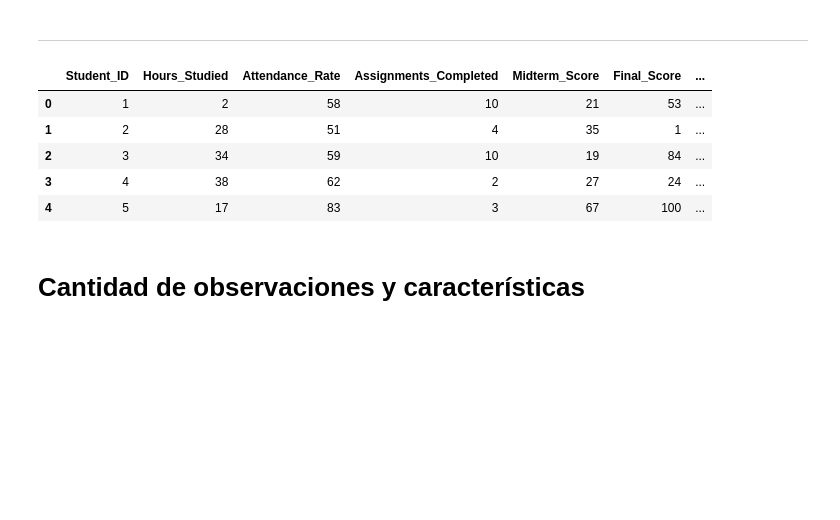
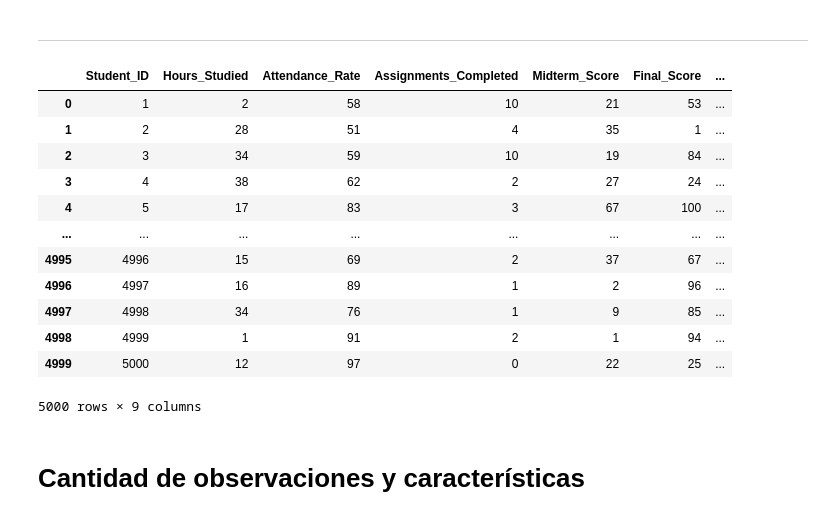
Before and after one commit to kotonitro/Inteligencia_Artificial_UBB, a Jupyter notebook: 620454_Base_Evaluacion_1_AnalisisExploratorio.ipynb, the cells around one changed output. Cells and saved outputs as stored; diff of their text form; code cells hidden in the pictures; blank space fills up the shorter version.

```diff
--- a/620454_Base_Evaluacion_1_AnalisisExploratorio.ipynb
+++ b/620454_Base_Evaluacion_1_AnalisisExploratorio.ipynb
@@ -100,14 +100,21 @@ import seaborn as sns
 
 ---
 # %%
-data = pd.read_csv("student_performance.csv")
-data.head()
+data_frame = pd.read_csv("student_performance.csv")
+data_frame
 # %% [output]
 |  | Student_ID | Hours_Studied | Attendance_Rate | Assignments_Completed | Midterm_Score | Final_Score | ... |
 | 0 | 1 | 2 | 58 | 10 | 21 | 53 | ... |
 | 1 | 2 | 28 | 51 | 4 | 35 | 1 | ... |
 | 2 | 3 | 34 | 59 | 10 | 19 | 84 | ... |
 | 3 | 4 | 38 | 62 | 2 | 27 | 24 | ... |
 | 4 | 5 | 17 | 83 | 3 | 67 | 100 | ... |
+| ... | ... | ... | ... | ... | ... | ... | ... |
+| 4995 | 4996 | 15 | 69 | 2 | 37 | 67 | ... |
+| 4996 | 4997 | 16 | 89 | 1 | 2 | 96 | ... |
+| 4997 | 4998 | 34 | 76 | 1 | 9 | 85 | ... |
+| 4998 | 4999 | 1 | 91 | 2 | 1 | 94 | ... |
+| 4999 | 5000 | 12 | 97 | 0 | 22 | 25 | ... |
+5000 rows × 9 columns
 # %% [markdown]
 # Cantidad de observaciones y características
```
Also changed, not shown: parts of 5 cells of this notebook.
